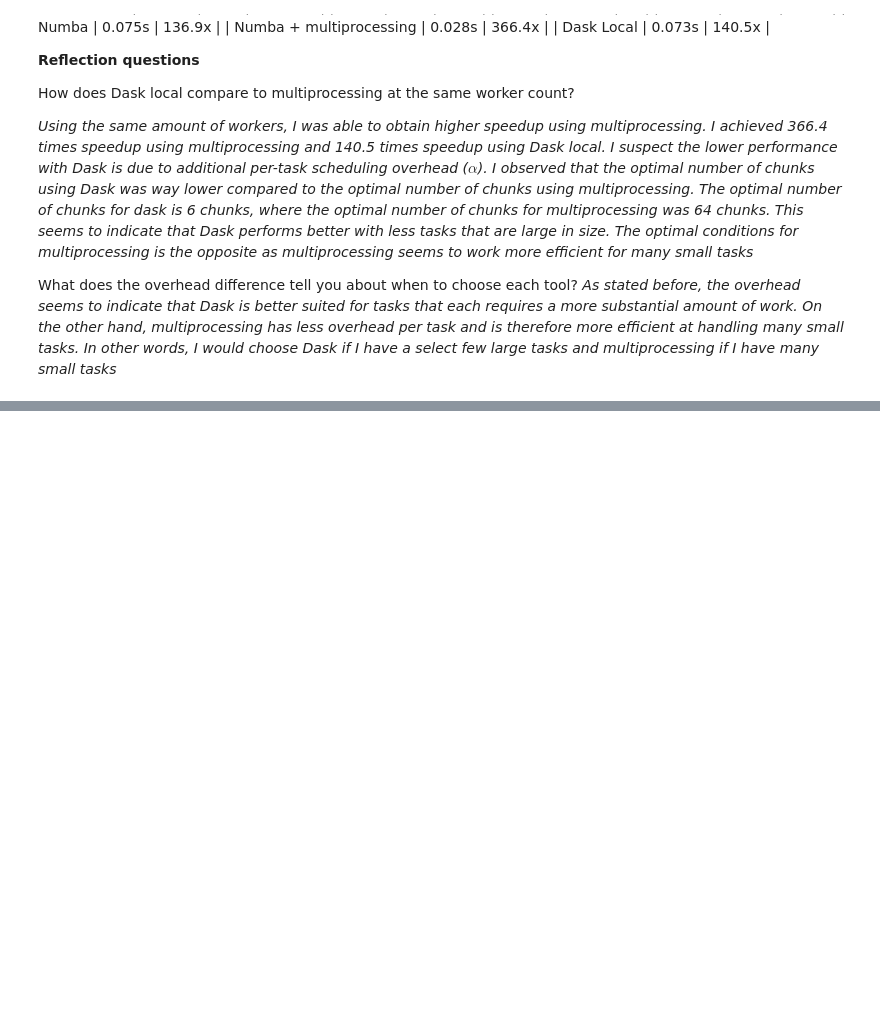
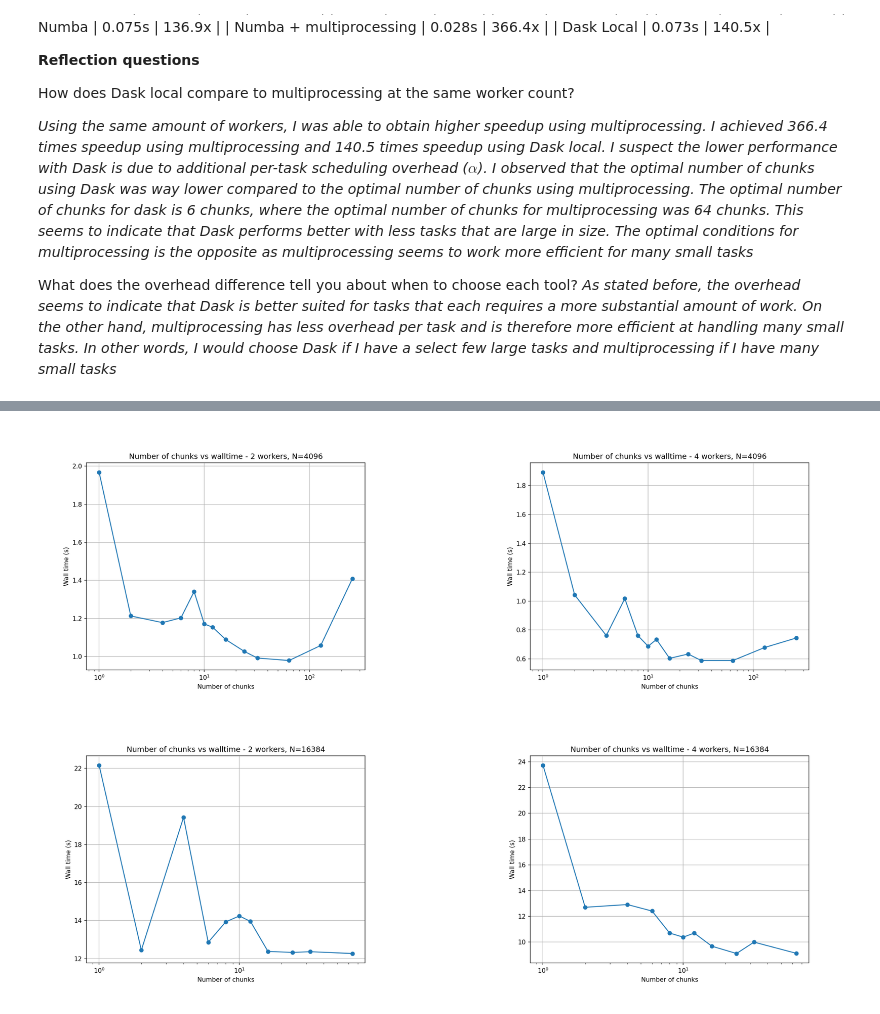
Before and after one commit to NDS8-TCP/nsc-kim, a Jupyter notebook: MP2-KN.ipynb, the cells around one changed output, grey strips where cells are left out. Cells and saved outputs as stored; diff of their text form; code cells hidden in the pictures; blank space fills up the shorter version.

```diff
--- a/MP2-KN.ipynb
+++ b/MP2-KN.ipynb
@@ -1822,0 +2181,25 @@ What does the overhead difference tell you about when to choose each tool?
+# %%
+import matplotlib.pyplot as plt
+import matplotlib.image as mpimg
+
+img1 = mpimg.imread('dask_chunk_sweep_2_workers_4096.png')
+img2 = mpimg.imread('dask_chunk_sweep_4_workers_4096.png')
+img3 = mpimg.imread('dask_chunk_sweep_2_workers_16384.png')
+img4 = mpimg.imread('dask_chunk_sweep_4_workers_16384.png')
+
+fig, ax = plt.subplots( 1,2, figsize=(30,10) )
+ax[0].imshow(img1)
+ax[0].axis('off')
+ax[1].imshow(img2)
+ax[1].axis('off')
+plt.show()
+
+fig, ax = plt.subplots( 1,2, figsize=(30,10) )
+ax[0].imshow(img3)
+ax[0].axis('off')
+ax[1].imshow(img4)
+ax[1].axis('off')
+plt.show()
+# %% [output]
+[figure, added]
+[figure, added]
```
Also changed, not shown: parts of 20 cells of this notebook, 8 other files.
